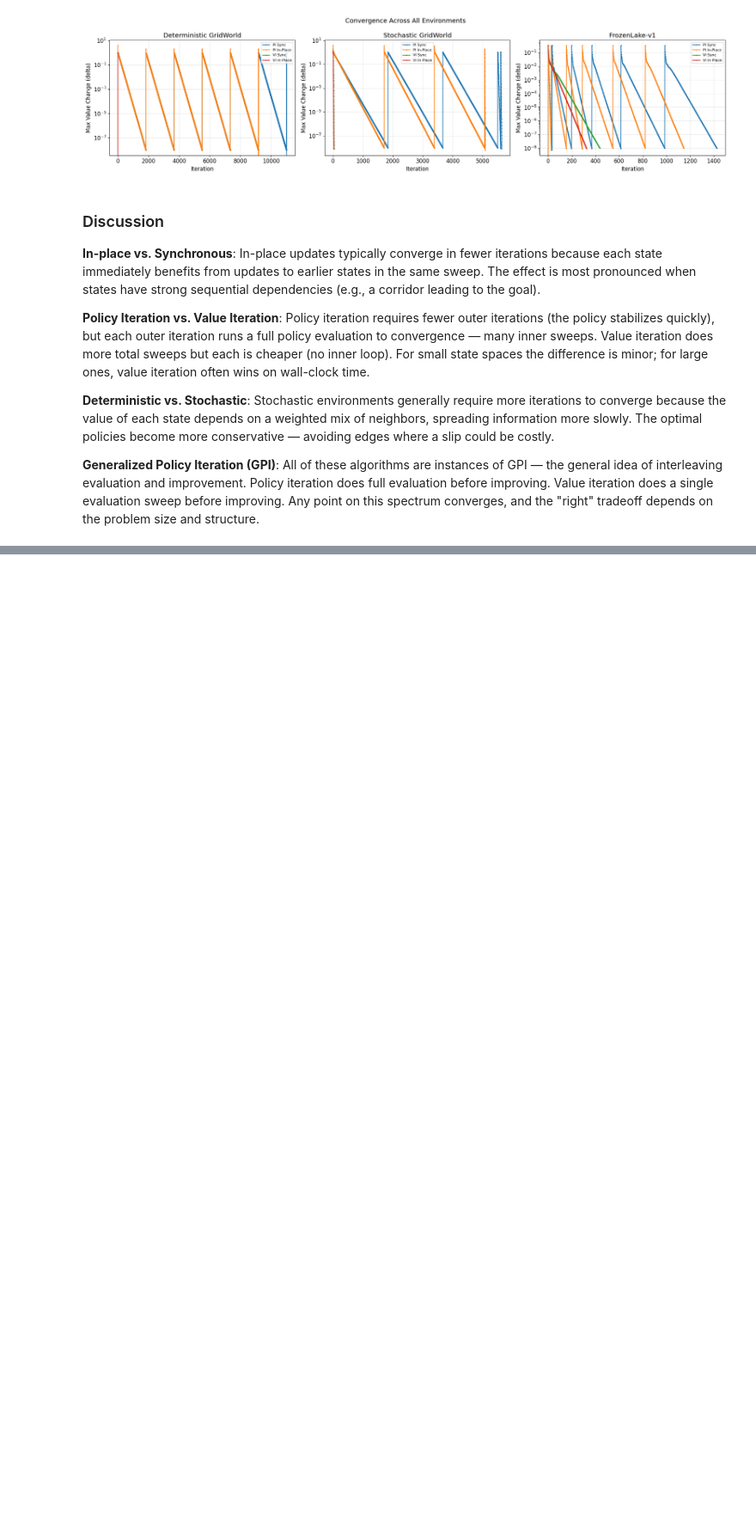
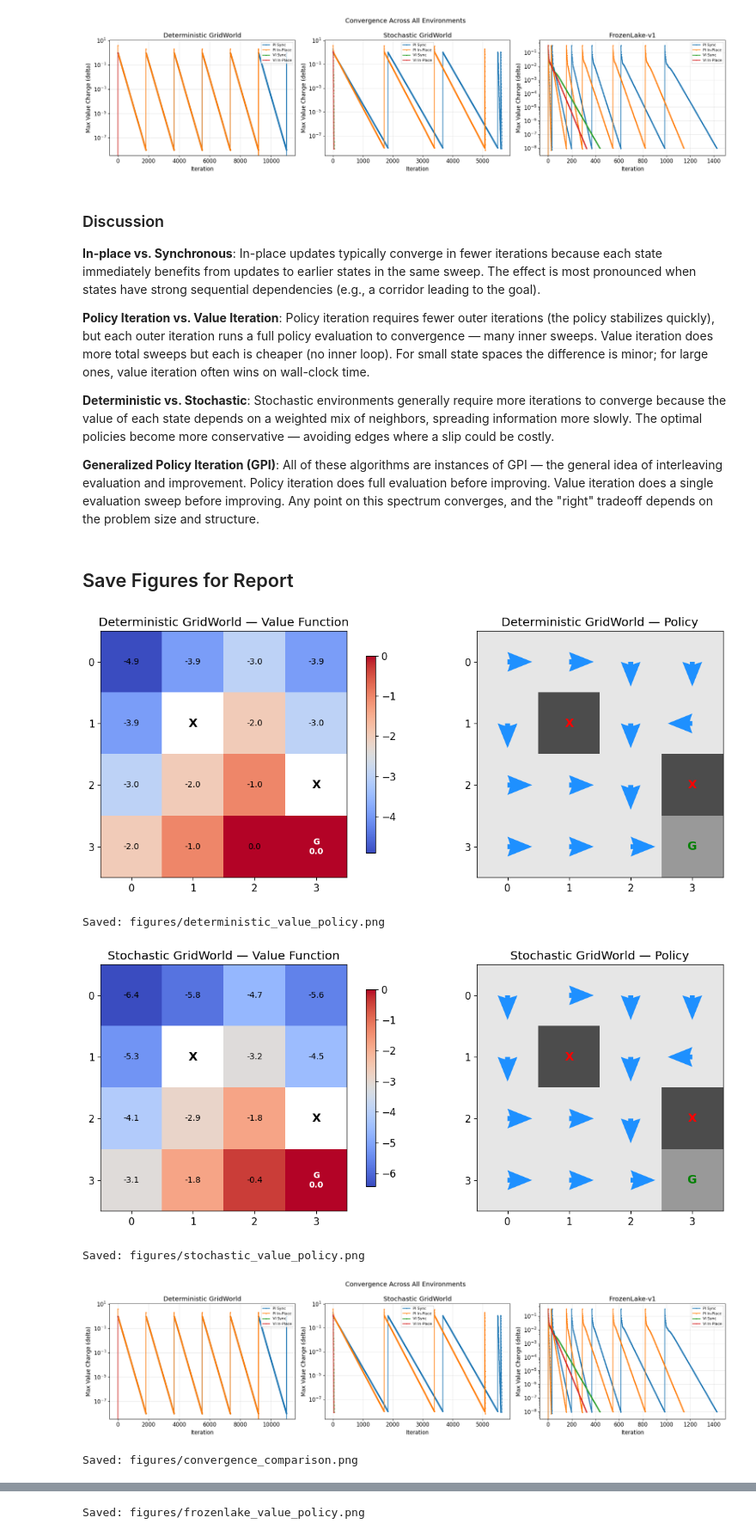
Before and after one commit to cooper-rm/rl-dynamic-programming, a Jupyter notebook: lab2_dynamic_programming.ipynb, the cells around one changed output, grey strips where cells are left out. Shown at 86% size. Saved outputs shown, nothing was run; the diff lists cells and outputs as text; code cells hidden in the pictures; blank space fills up the shorter version.

Commit message:
Complete Sections 1-2 of Lab 2 report, add figure-saving to notebook
Co-Authored-By: Claude Opus 4.6 (1M context) <noreply@anthropic.com>

```diff
--- a/lab2_dynamic_programming.ipynb
+++ b/lab2_dynamic_programming.ipynb
@@ -1040,3 +1040,55 @@ Deterministic GridWorld VI In-Place                        6   0.0004    0.00e+0
 **Deterministic vs. Stochastic**: Stochastic environments generally require more iterations to converge because the value of each state depends on a weighted mix of neighbors, spreading information more slowly. The optimal policies become more conservative — avoiding edges where a slip could be costly.
 
 **Generalized Policy Iteration (GPI)**: All of these algorithms are instances of GPI — the general idea of interleaving evaluation and improvement. Policy iteration does full evaluation before improving. Value iteration does a single evaluation sweep before improving. Any point on this spectrum converges, and the "right" tradeoff depends on the problem size and structure.
+# %% [markdown]
+## Save Figures for Report
+# %%
+import os
+os.makedirs("figures", exist_ok=True)
+
+# Figure 1: Deterministic GridWorld — value function + policy (VI In-Place as representative)
+fig = plot_value_and_policy(V_vi_ip, pol_vi_ip, env_det, title="Deterministic GridWorld")
+fig.savefig("figures/deterministic_value_policy.png", dpi=150, bbox_inches="tight")
+plt.show()
+print("Saved: figures/deterministic_value_policy.png")
+
+# Figure 2: Stochastic GridWorld — value function + policy (VI In-Place)
+fig = plot_value_and_policy(V_vi_ip_s, pol_vi_ip_s, env_stoch, title="Stochastic GridWorld")
+fig.savefig("figures/stochastic_value_policy.png", dpi=150, bbox_inches="tight")
+plt.show()
+print("Saved: figures/stochastic_value_policy.png")
+
+# Figure 3: Convergence comparison across all environments
+fig, axes = plt.subplots(1, 3, figsize=(20, 5))
+for ax, (env_name, results) in zip(axes, [
+    ("Deterministic GridWorld", convergence_results_det),
+    ("Stochastic GridWorld", convergence_results_stoch),
+    ("FrozenLake-v1", convergence_results_fl),
+]):
+    for name, data in results.items():
+        iterations = range(1, len(data["deltas"]) + 1)
+        ax.plot(iterations, data["deltas"], label=name, marker=".", markersize=3)
+    ax.set_yscale("log")
+    ax.set_xlabel("Iteration")
+    ax.set_ylabel("Max Value Change (delta)")
+    ax.set_title(env_name)
+    ax.legend(fontsize=8)
+    ax.grid(True, alpha=0.3)
+plt.suptitle("Convergence Across All Environments", fontsize=14)
+plt.tight_layout()
+fig.savefig("figures/convergence_comparison.png", dpi=150, bbox_inches="tight")
+plt.show()
+print("Saved: figures/convergence_comparison.png")
+
+# Figure 4: FrozenLake — value function + policy (VI In-Place)
+fig = plot_value_and_policy(V_fl_vi_ip, pol_fl_vi_ip, fl_env, title="FrozenLake-v1")
+fig.savefig("figures/frozenlake_value_policy.png", dpi=150, bbox_inches="tight")
+plt.show()
+print("Saved: figures/frozenlake_value_policy.png")
+# %% [output]
+[figure, added]
+Saved: figures/deterministic_value_policy.png
+[figure, added]
+Saved: figures/stochastic_value_policy.png
+[figure, added]
+Saved: figures/convergence_comparison.png
@@ -1042,0 +1096 @@ Deterministic GridWorld VI In-Place                        6   0.0004    0.00e+0
+Saved: figures/frozenlake_value_policy.png
```
Also changed, not shown: parts of 5 cells of this notebook, 1 other file.
